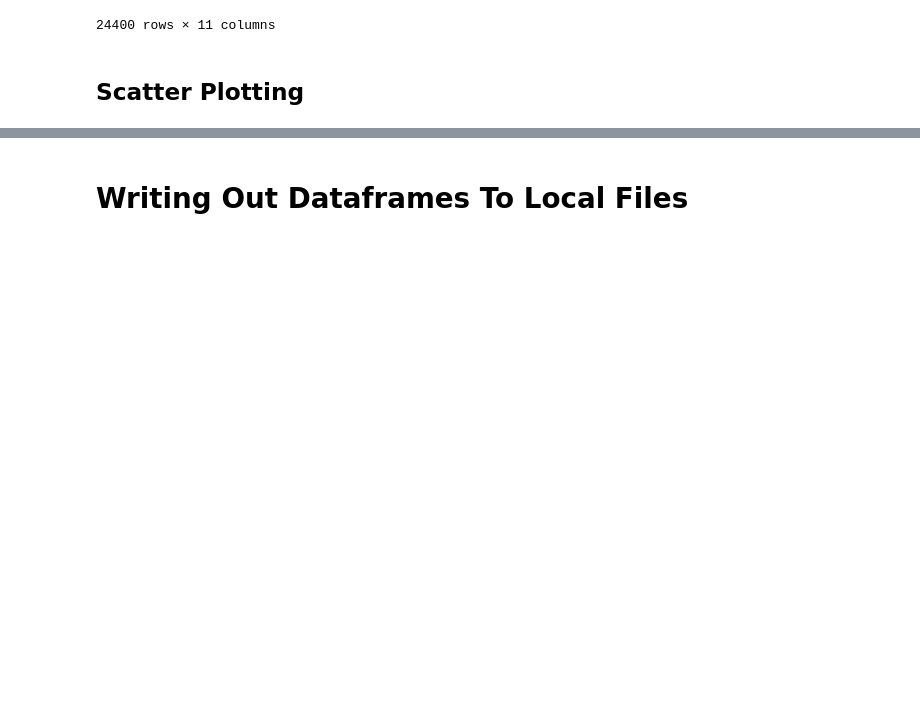
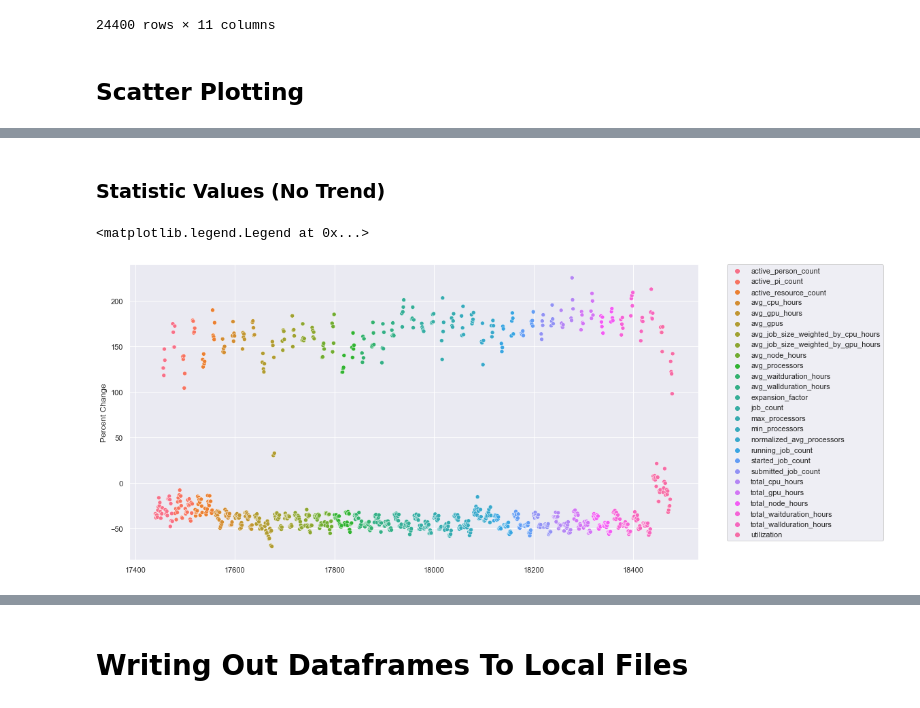
Before and after one commit to jmorerice/xdmod-db-engine-reasearch-analysis, a Jupyter notebook: Data Analysis.ipynb, the cells around one changed output, grey strips where cells are left out. Cells and saved outputs as stored; diff of their text form; code cells hidden in the pictures; blank space fills up the shorter version.

```diff
--- a/Data Analysis.ipynb
+++ b/Data Analysis.ipynb
@@ -220,0 +127,9 @@ perc_df.sort_values(by=['InnoDB Start Transfer Time'], ascending=False).head(5)
+# %% [markdown]
+### Statistic Values (No Trend)
+# %%
+queue_jobs_df = jobs_df.loc[df['Group By'] == 'queue']
+sns.scatterplot(x=queue_jobs_df.index, y=queue_jobs_df['Percent Change'], hue=queue_jobs_df['Statistic'])
+plt.legend(bbox_to_anchor=(1.05, 1), loc='upper left', borderaxespad=0)
+# %% [output]
+<matplotlib.legend.Legend at 0x...>
+[figure, added]
```
Also changed, not shown: parts of 31 cells of this notebook.
